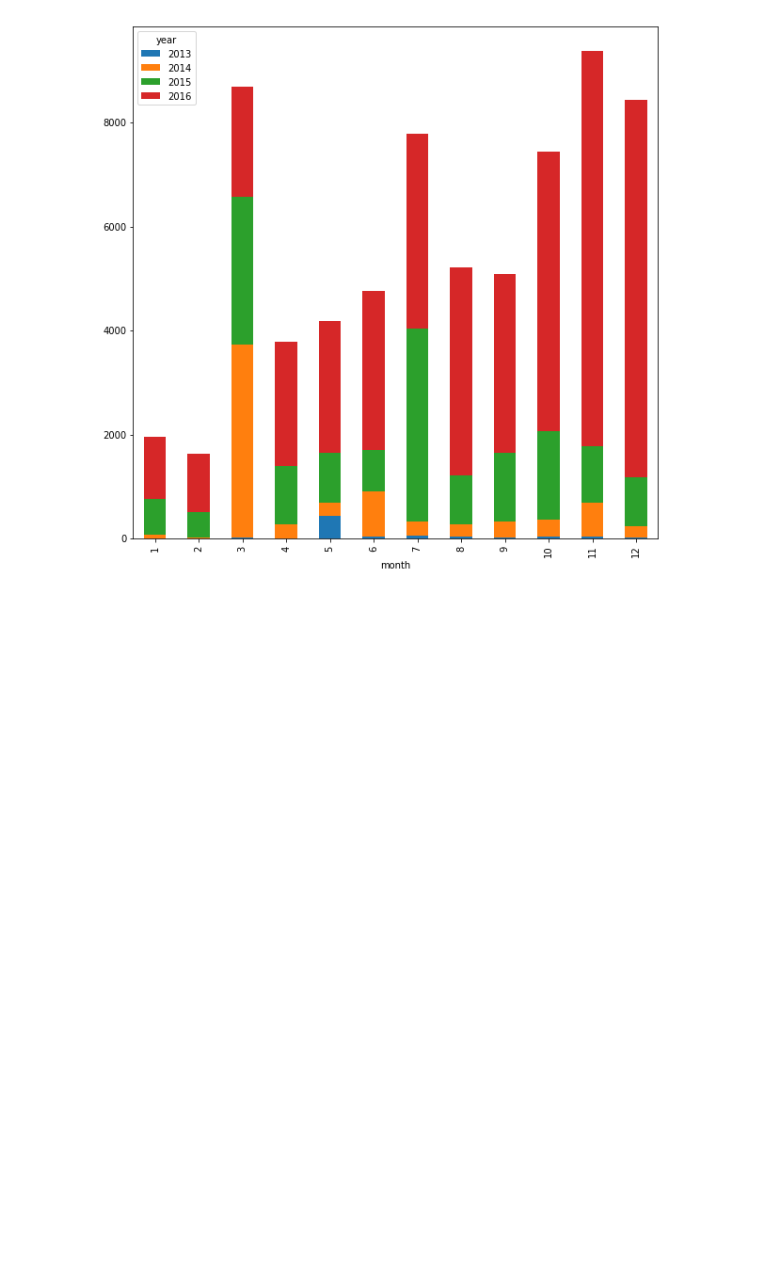
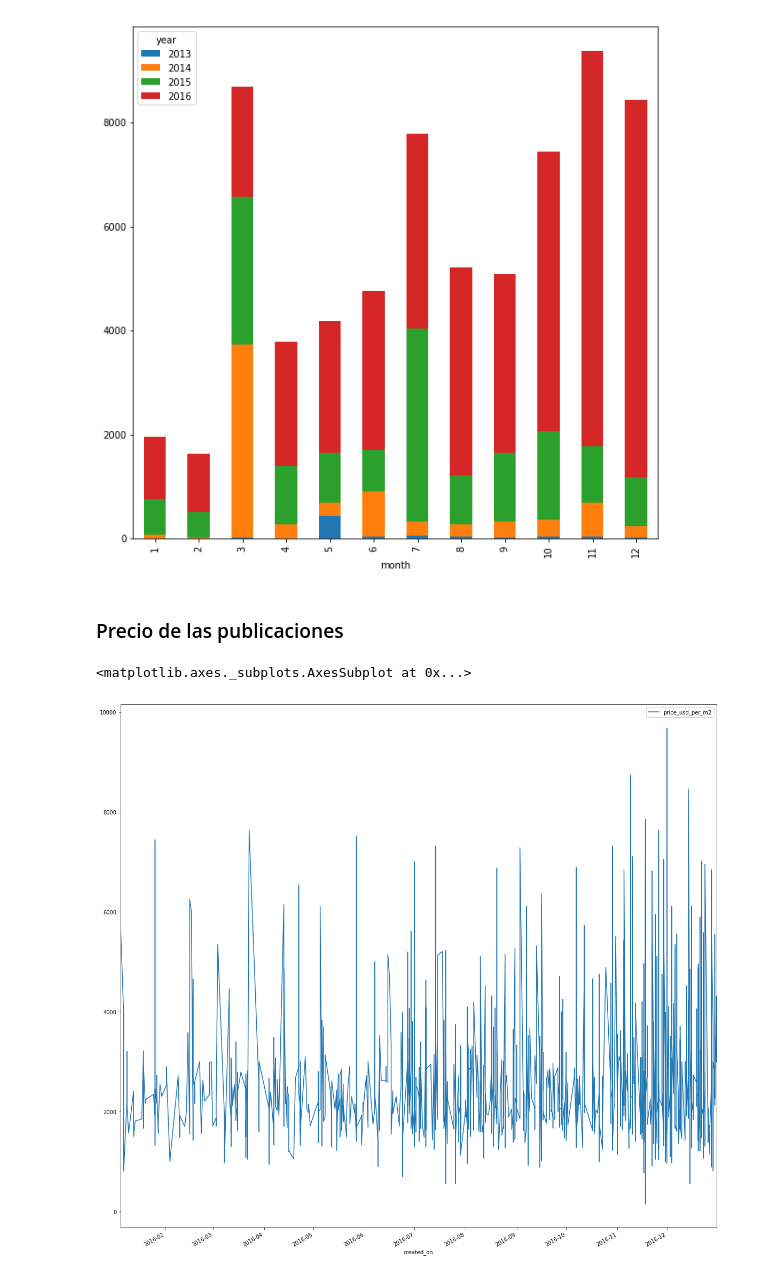
Before and after one commit to LucianoGiannotti/ProperatiDatosTP, a Jupyter notebook: Depuracion de datos.ipynb, the cells around one changed output. Cells and saved outputs as stored; diff of their text form; code cells hidden in the pictures; blank space fills up the shorter version.

```diff
--- a/Depuracion de datos.ipynb
+++ b/Depuracion de datos.ipynb
@@ -842,3 +853,10 @@ grouped.loc[:,[2013,2014,2015,2016]].plot(kind='bar', figsize=(10,10),stacked=Tr
 # %% [output]
 <matplotlib.axes._subplots.AxesSubplot at 0x...>
 [figure]
+# %% [markdown]
+### Precio de las publicaciones
+# %%
+apartments_caba.loc[(apartments_caba.created_on.apply(lambda x: x.year == 2016))&(apartments_caba['surface_total_in_m2'] < 200) &(apartments_caba['price_usd_per_m2'] < 10000),:].plot(x='created_on',y='price_usd_per_m2',figsize=(20,20))
+# %% [output]
+<matplotlib.axes._subplots.AxesSubplot at 0x...>
+[figure, added]
```
Also changed, not shown: parts of 7 cells of this notebook.
